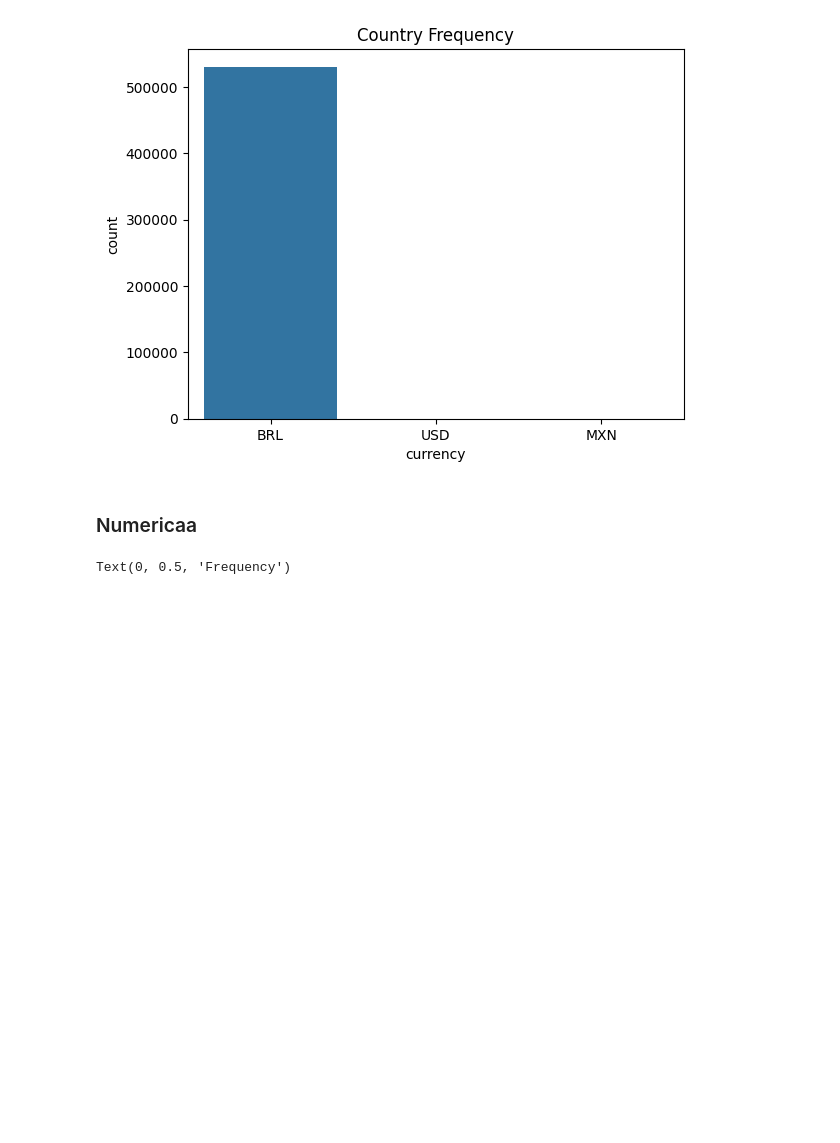
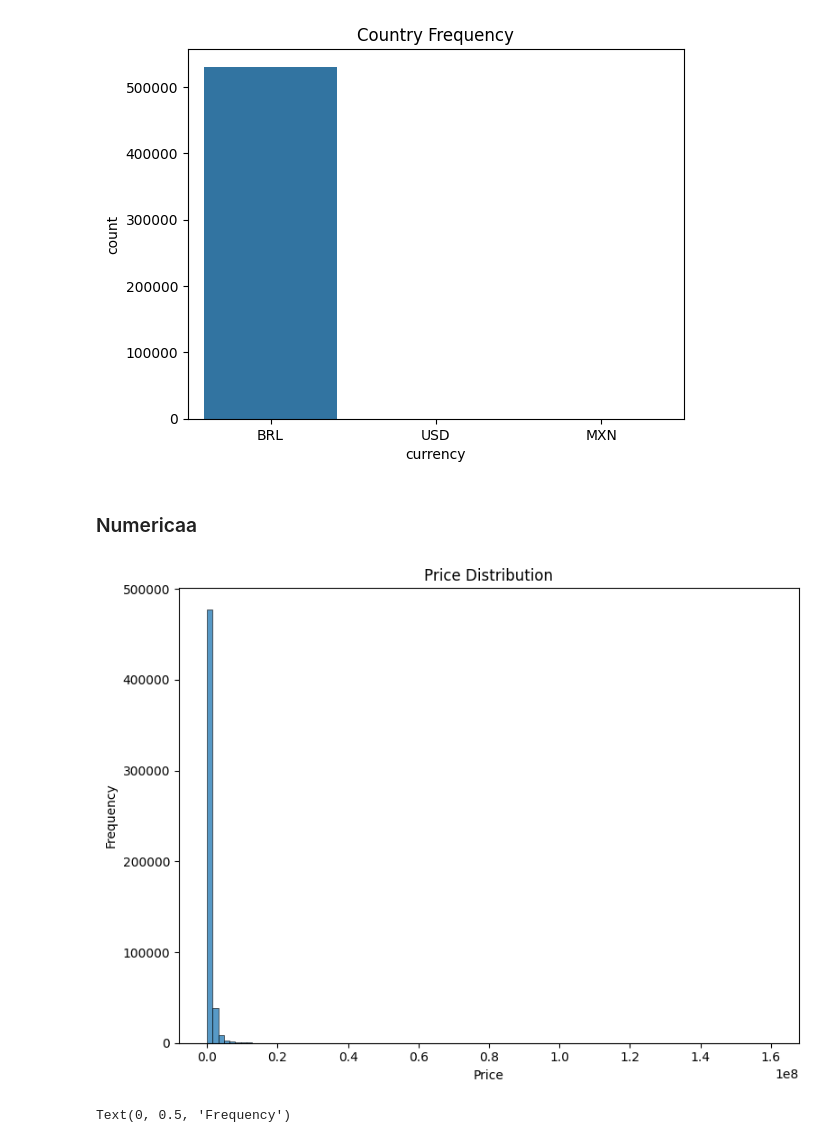
Before and after one commit to Eduarda-Donato/real_state, a Jupyter notebook: notebooks/EDA.ipynb, the cells around one changed output. Saved outputs shown, nothing was run; the diff lists cells and outputs as text; code cells hidden in the pictures; blank space fills up the shorter version.

```diff
--- a/notebooks/EDA.ipynb
+++ b/notebooks/EDA.ipynb
@@ -150,6 +150,37 @@ plt.show()
 [figure]
 # %% [markdown]
 ### Numericaa
+# %%
+import os
+import matplotlib.pyplot as plt
+import seaborn as sns
+
+# Criar pasta 'images' na raiz do projeto, se não existir
+images_dir = os.path.join('..', 'images')
+os.makedirs(images_dir, exist_ok=True)
+
+# Criar figura
+plt.figure(figsize=(8,6))
+
+# Histograma de preços
+sns.histplot(data=df, x='price', bins=100)
+plt.title('Price Distribution')
+plt.xlabel('Price')
+plt.ylabel('Frequency')
+
+plt.tight_layout()  # evita cortar títulos
+
+# Salvar gráfico antes de mostrar
+plt.savefig(os.path.join(images_dir, 'price_distribution.png'), dpi=300)
+plt.savefig('price_distribution.png', dpi=300)  # opcional: salvar também na pasta do notebook
+
+# Mostrar na tela
+plt.show()
+
+# Fechar figura
+plt.close()
+# %% [output]
+[figure, added]
 # %%
 fig, axes = plt.subplots(1,2, figsize=(12, 5))
 
```
Also changed, not shown: parts of 4 cells of this notebook, 3 other files.
